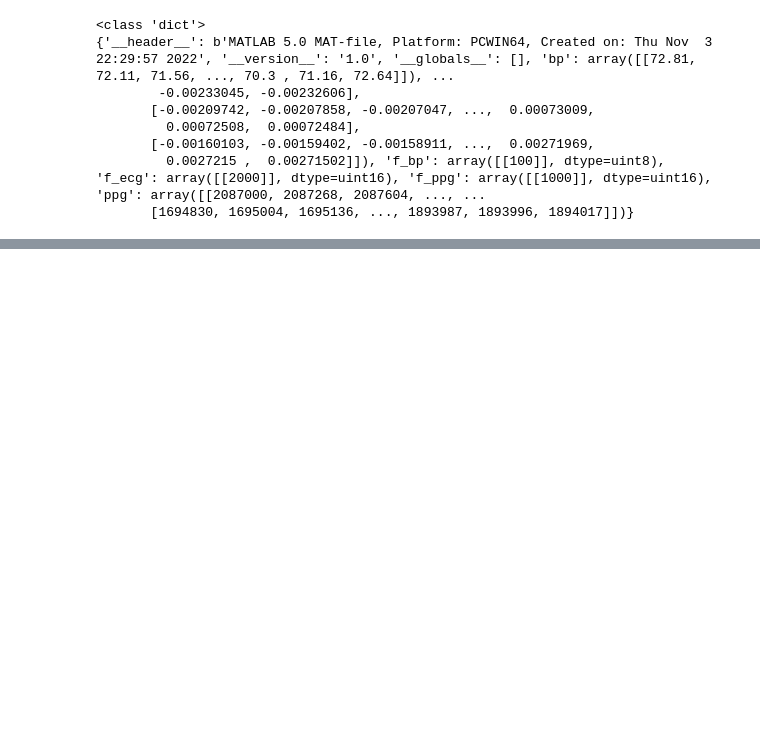
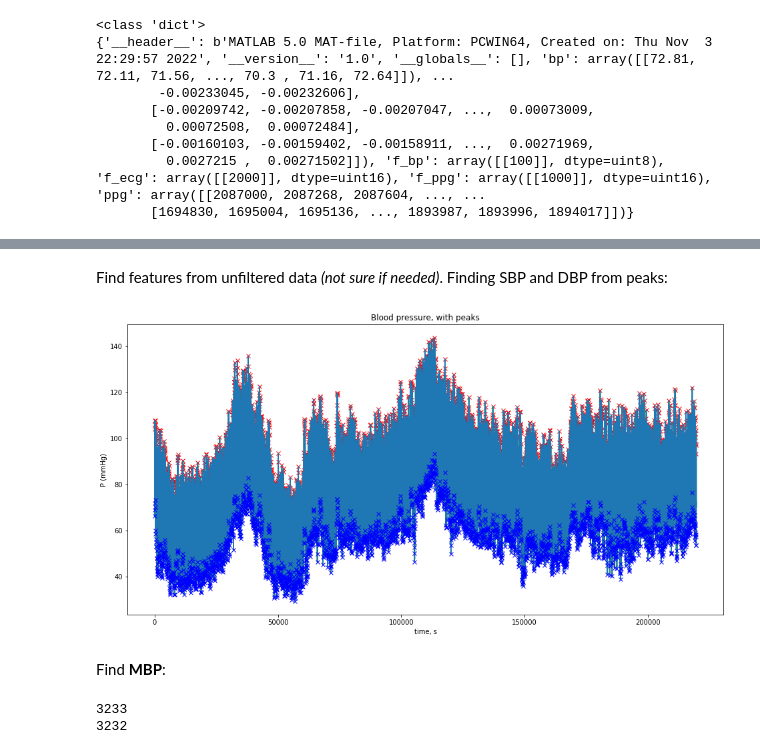
Before and after one commit to Double-Bonus/BP-estimation, a Jupyter notebook: bloodEstimate.ipynb, the cells around one changed output, grey strips where cells are left out. Drawn from its saved outputs; the diff is of its cells as text; code cells hidden in the pictures; blank space fills up the shorter version.

Commit message:
feat: add unfiltered BP features

```diff
--- a/bloodEstimate.ipynb
+++ b/bloodEstimate.ipynb
@@ -57,0 +60,26 @@ plt.show()
+# %% [markdown]
+Find features from unfiltered data *(not sure if needed)*. Finding SBP and DBP from peaks:
+# %%
+plt.figure()
+locSBP, _ = find_peaks(bp, distance=50)
+plt.plot(bp, "g")
+plt.plot(locSBP, bp[locSBP], "rx")
+
+locDBP, _ = find_peaks(-bp, distance=50)
+plt.plot(bp)
+plt.plot(locDBP, bp[locDBP], "bx")
+plt.title('Blood pressure, with peaks')
+plt.ylabel('P (mmHg)')
+plt.xlabel('time, s')
+plt.show()
+# %% [output]
+[figure, added]
+# %% [markdown]
+Find **MBP**:
+# %%
+# The problem is that SBP and DBP arrays aren't the same length
+print(len(locSBP))
+print(len(locDBP))
+# %% [output]
+3233
+3232
```
Also changed, not shown: parts of 6 cells of this notebook, 1 other file.
